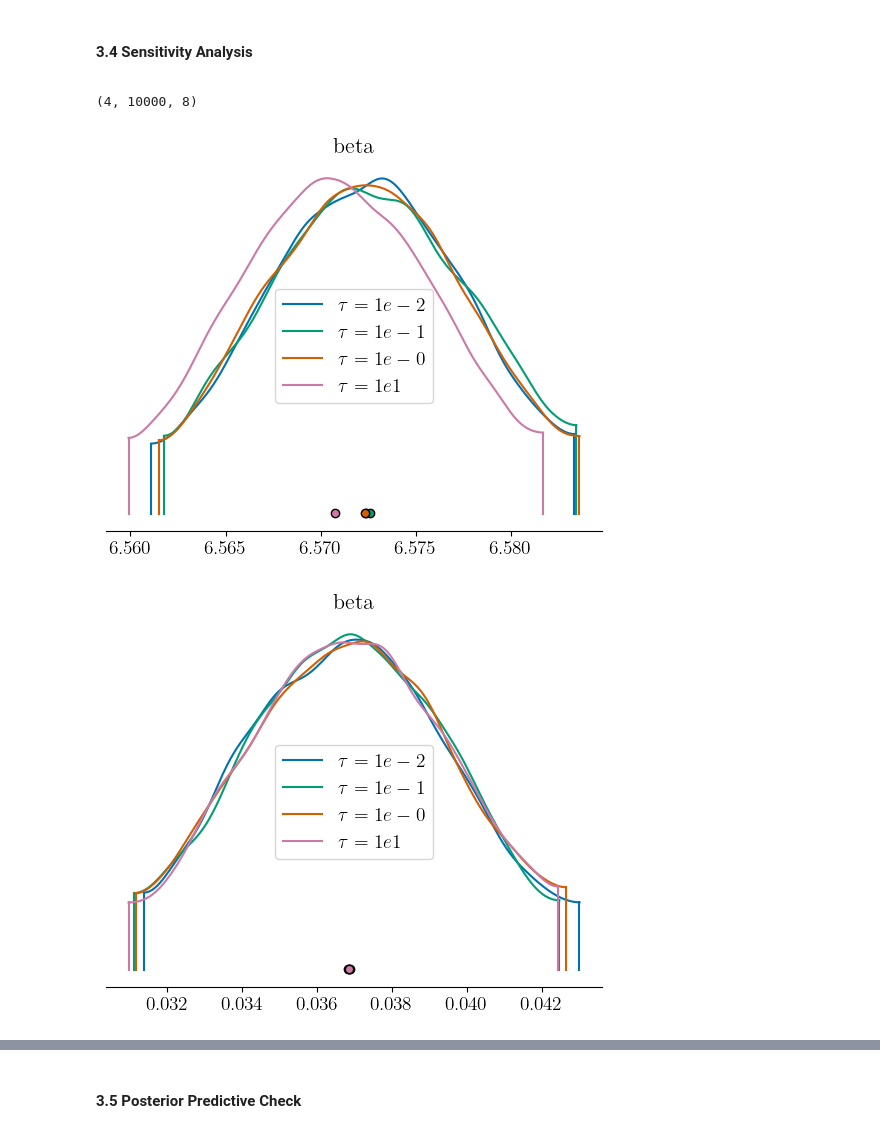
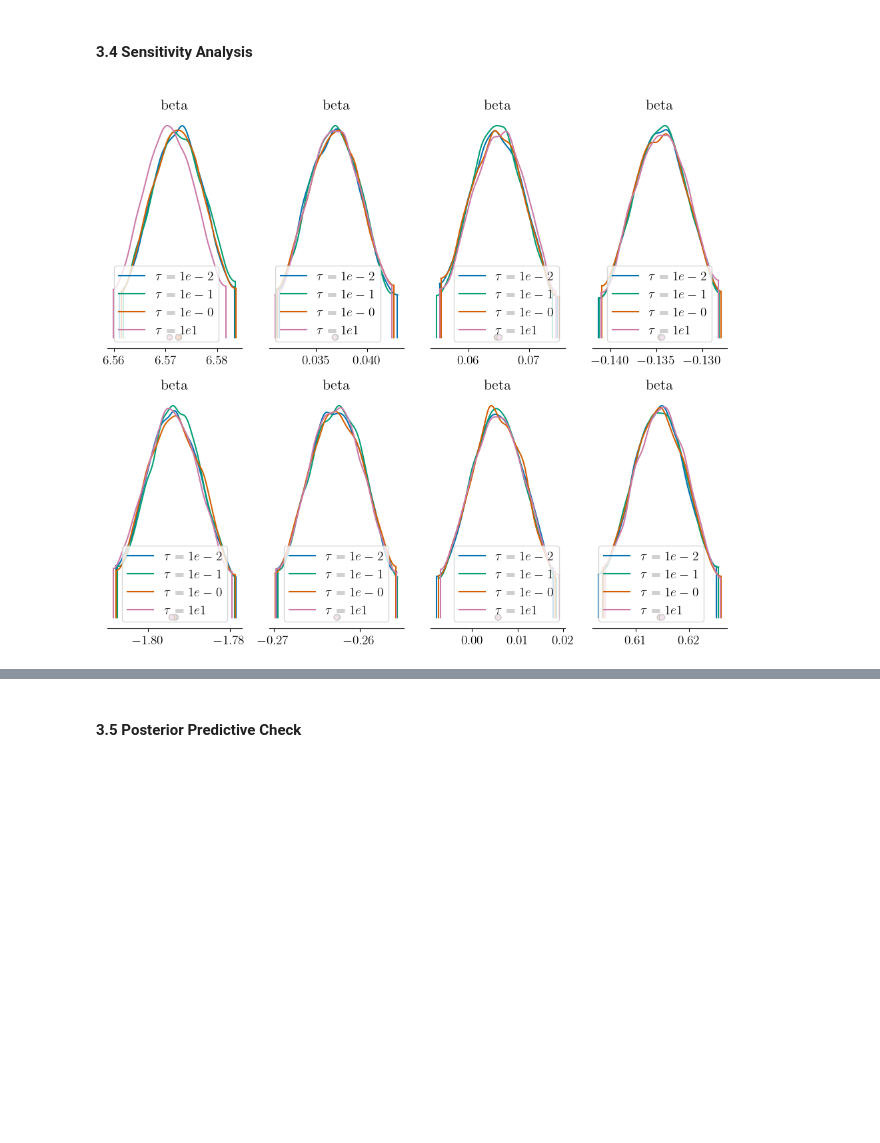
Before and after one commit to tylerbarna/AST5731-projects, a Jupyter notebook: project2/project2.ipynb, the cells around one changed output, grey strips where cells are left out. Drawn from its saved outputs; the diff is of its cells as text; code cells hidden in the pictures; blank space fills up the shorter version.

```diff
--- a/project2/project2.ipynb
+++ b/project2/project2.ipynb
@@ -485,14 +480,10 @@ for i in range(0,4):
                               chains=4, cores=6)
 
         t_list.append(trace)
-# %%
-t_list[0].posterior.beta.shape
-# %% [output]
-(4, 10000, 8)
 # %%
+fig, axs = plt.subplots(2, 4, figsize=(12, 10))
 for j in range(8):
-    az.plot_density([t_list[i].posterior.beta[0,:,j] for i in range(0,4)],data_labels=[r"$\tau=1e-2$",r"$\tau=1e-1$",r"$\tau=1e-0$",r"$\tau=1e1$"])
-    plt.show();
+    az.plot_density([t_list[i].posterior.beta[0,:,j] for i in range(0,4)],data_labels=[r"$\tau=1e-2$",r"$\tau=1e-1$",r"$\tau=1e-0$",r"$\tau=1e1$"], ax=axs[j//4][j%4])
+plt.show()
 # %% [output]
-[figure, old version]
+[figure, new version]
-[figure, removed]
```
Also changed, not shown: parts of 7 cells of this notebook.
